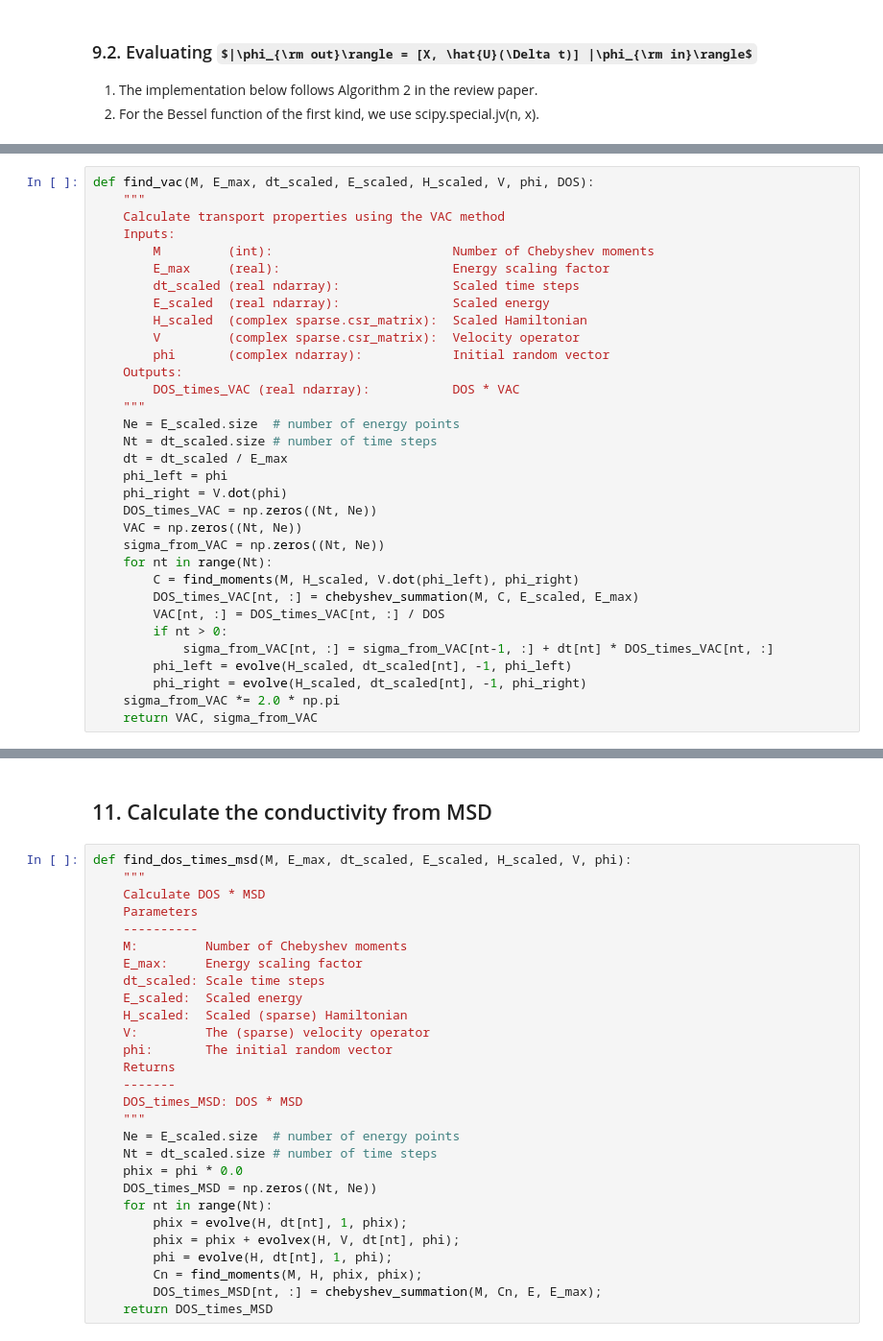
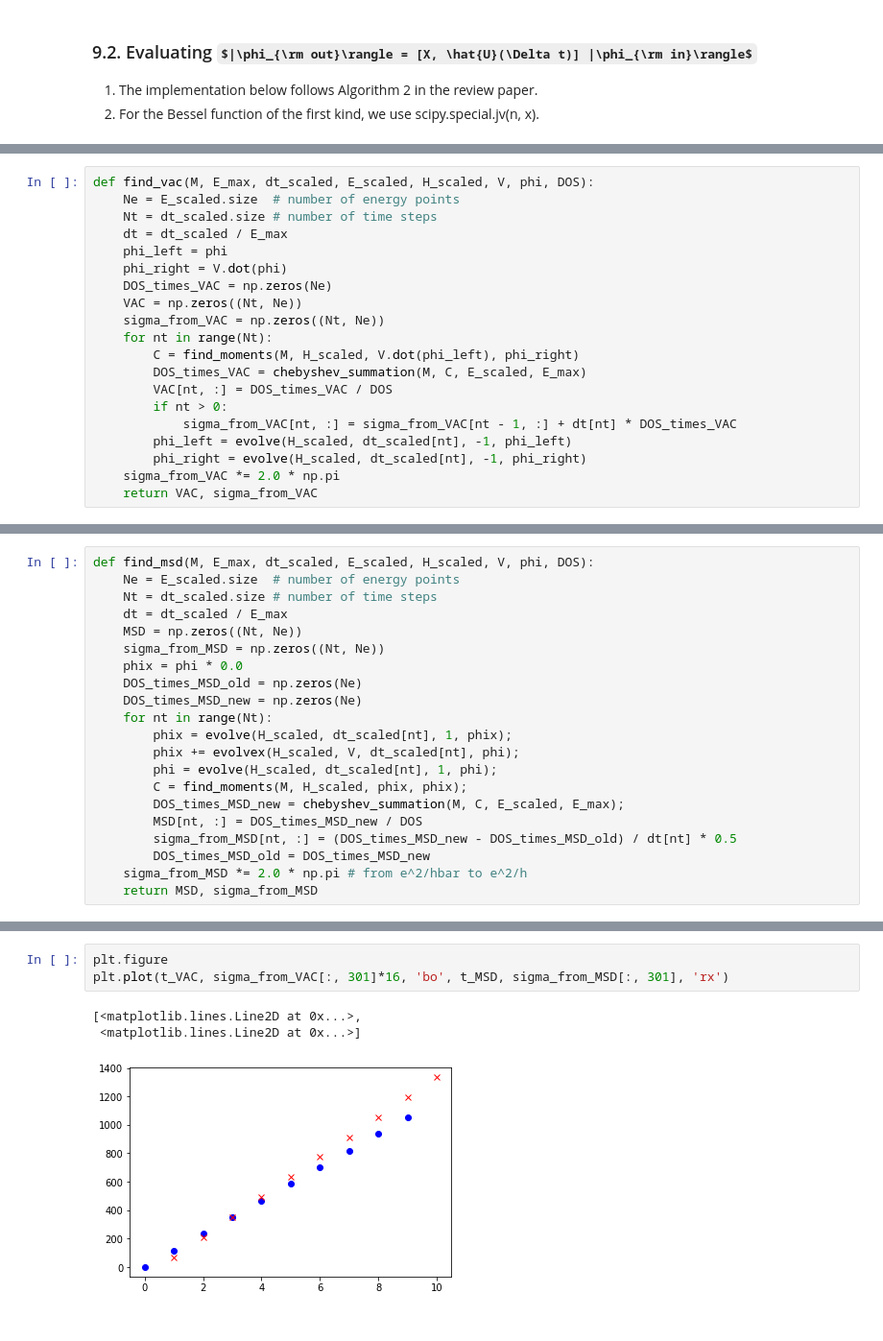
Before and after one commit to brucefan1983/LSQT-Jupyter, a Jupyter notebook: LSQT.ipynb, the cells around one changed output, grey strips where cells are left out. Shown at 96% size. Cells and saved outputs as stored; diff of their text form; some formulas as TeX source.

```diff
--- a/LSQT.ipynb
+++ b/LSQT.ipynb
@@ -409,32 +252,19 @@ def evolvex(H_scaled, V, dt_scaled, phi_i):
 # %%
 def find_vac(M, E_max, dt_scaled, E_scaled, H_scaled, V, phi, DOS):
-    """
-    Calculate transport properties using the VAC method
-    Inputs:
-        M         (int):                        Number of Chebyshev moments
-        E_max     (real):                       Energy scaling factor
-        dt_scaled (real ndarray):               Scaled time steps
-        E_scaled  (real ndarray):               Scaled energy
-        H_scaled  (complex sparse.csr_matrix):  Scaled Hamiltonian
-        V         (complex sparse.csr_matrix):  Velocity operator
-        phi       (complex ndarray):            Initial random vector
-    Outputs:
-        DOS_times_VAC (real ndarray):           DOS * VAC
-    """
     Ne = E_scaled.size  # number of energy points
     Nt = dt_scaled.size # number of time steps
     dt = dt_scaled / E_max
     phi_left = phi
     phi_right = V.dot(phi)
-    DOS_times_VAC = np.zeros((Nt, Ne))
+    DOS_times_VAC = np.zeros(Ne)
     VAC = np.zeros((Nt, Ne))
     sigma_from_VAC = np.zeros((Nt, Ne))
     for nt in range(Nt):
         C = find_moments(M, H_scaled, V.dot(phi_left), phi_right)
-        DOS_times_VAC[nt, :] = chebyshev_summation(M, C, E_scaled, E_max)
-        VAC[nt, :] = DOS_times_VAC[nt, :] / DOS
+        DOS_times_VAC = chebyshev_summation(M, C, E_scaled, E_max)
+        VAC[nt, :] = DOS_times_VAC / DOS
         if nt > 0:
-            sigma_from_VAC[nt, :] = sigma_from_VAC[nt-1, :] + dt[nt] * DOS_times_VAC[nt, :]
+            sigma_from_VAC[nt, :] = sigma_from_VAC[nt - 1, :] + dt[nt] * DOS_times_VAC
         phi_left = evolve(H_scaled, dt_scaled[nt], -1, phi_left)
         phi_right = evolve(H_scaled, dt_scaled[nt], -1, phi_right)
     sigma_from_VAC *= 2.0 * np.pi
@@ -444,0 +274,21 @@ def find_vac(M, E_max, dt_scaled, E_scaled, H_scaled, V, phi, DOS):
+# %%
+def find_msd(M, E_max, dt_scaled, E_scaled, H_scaled, V, phi, DOS):
+    Ne = E_scaled.size  # number of energy points
+    Nt = dt_scaled.size # number of time steps
+    dt = dt_scaled / E_max
+    MSD = np.zeros((Nt, Ne))
+    sigma_from_MSD = np.zeros((Nt, Ne))
+    phix = phi * 0.0
+    DOS_times_MSD_old = np.zeros(Ne)
+    DOS_times_MSD_new = np.zeros(Ne)
+    for nt in range(Nt):
+        phix = evolve(H_scaled, dt_scaled[nt], 1, phix);
+        phix += evolvex(H_scaled, V, dt_scaled[nt], phi);
+        phi = evolve(H_scaled, dt_scaled[nt], 1, phi);
+        C = find_moments(M, H_scaled, phix, phix);
+        DOS_times_MSD_new = chebyshev_summation(M, C, E_scaled, E_max);
+        MSD[nt, :] = DOS_times_MSD_new / DOS
+        sigma_from_MSD[nt, :] = (DOS_times_MSD_new - DOS_times_MSD_old) / dt[nt] * 0.5
+        DOS_times_MSD_old = DOS_times_MSD_new
+    sigma_from_MSD *= 2.0 * np.pi # from e^2/hbar to e^2/h
+    return MSD, sigma_from_MSD
@@ -473,30 +369,7 @@ plt.show()
-# %% [markdown]
-## 11. Calculate the conductivity from MSD
-# %%
-def find_dos_times_msd(M, E_max, dt_scaled, E_scaled, H_scaled, V, phi):
-    """
-    Calculate DOS * MSD
-    Parameters
-    ----------
-    M:         Number of Chebyshev moments
-    E_max:     Energy scaling factor
-    dt_scaled: Scale time steps
-    E_scaled:  Scaled energy
-    H_scaled:  Scaled (sparse) Hamiltonian
-    V:         The (sparse) velocity operator
-    phi:       The initial random vector
-    Returns
-    -------
-    DOS_times_MSD: DOS * MSD
-    """
-    Ne = E_scaled.size  # number of energy points
-    Nt = dt_scaled.size # number of time steps
-    phix = phi * 0.0
-    DOS_times_MSD = np.zeros((Nt, Ne))
-    for nt in range(Nt):
-        phix = evolve(H, dt[nt], 1, phix);
-        phix = phix + evolvex(H, V, dt[nt], phi);
-        phi = evolve(H, dt[nt], 1, phi);
-        Cn = find_moments(M, H, phix, phix);
-        DOS_times_MSD[nt, :] = chebyshev_summation(M, Cn, E, E_max);
-    return DOS_times_MSD
+# %%
+plt.figure
+plt.plot(t_VAC, sigma_from_VAC[:, 301]*16, 'bo', t_MSD, sigma_from_MSD[:, 301], 'rx')
+# %% [output]
+[<matplotlib.lines.Line2D at 0x...>,
+ <matplotlib.lines.Line2D at 0x...>]
+[figure, added]
```
Also changed, not shown: parts of 29 cells of this notebook.
